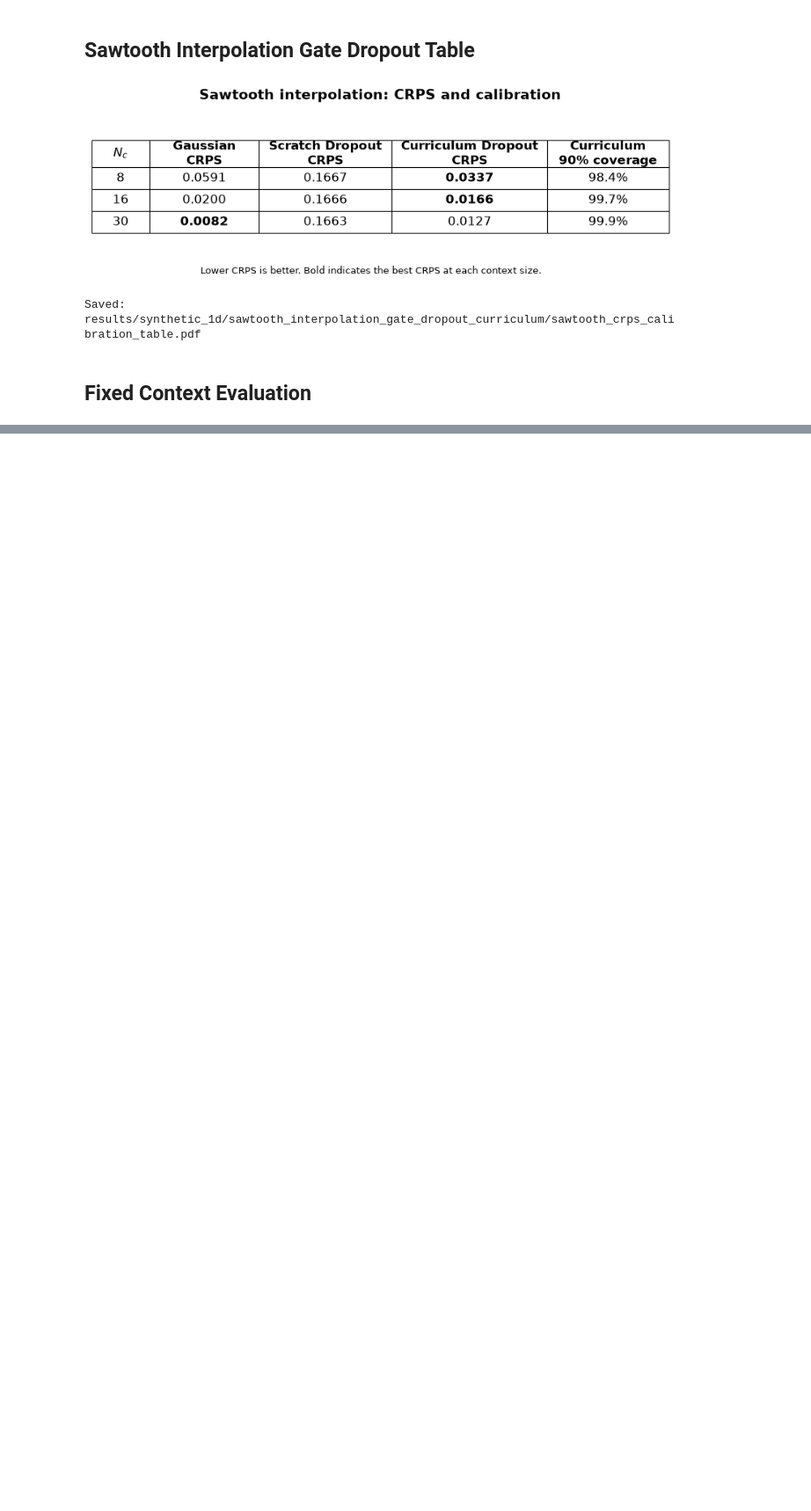
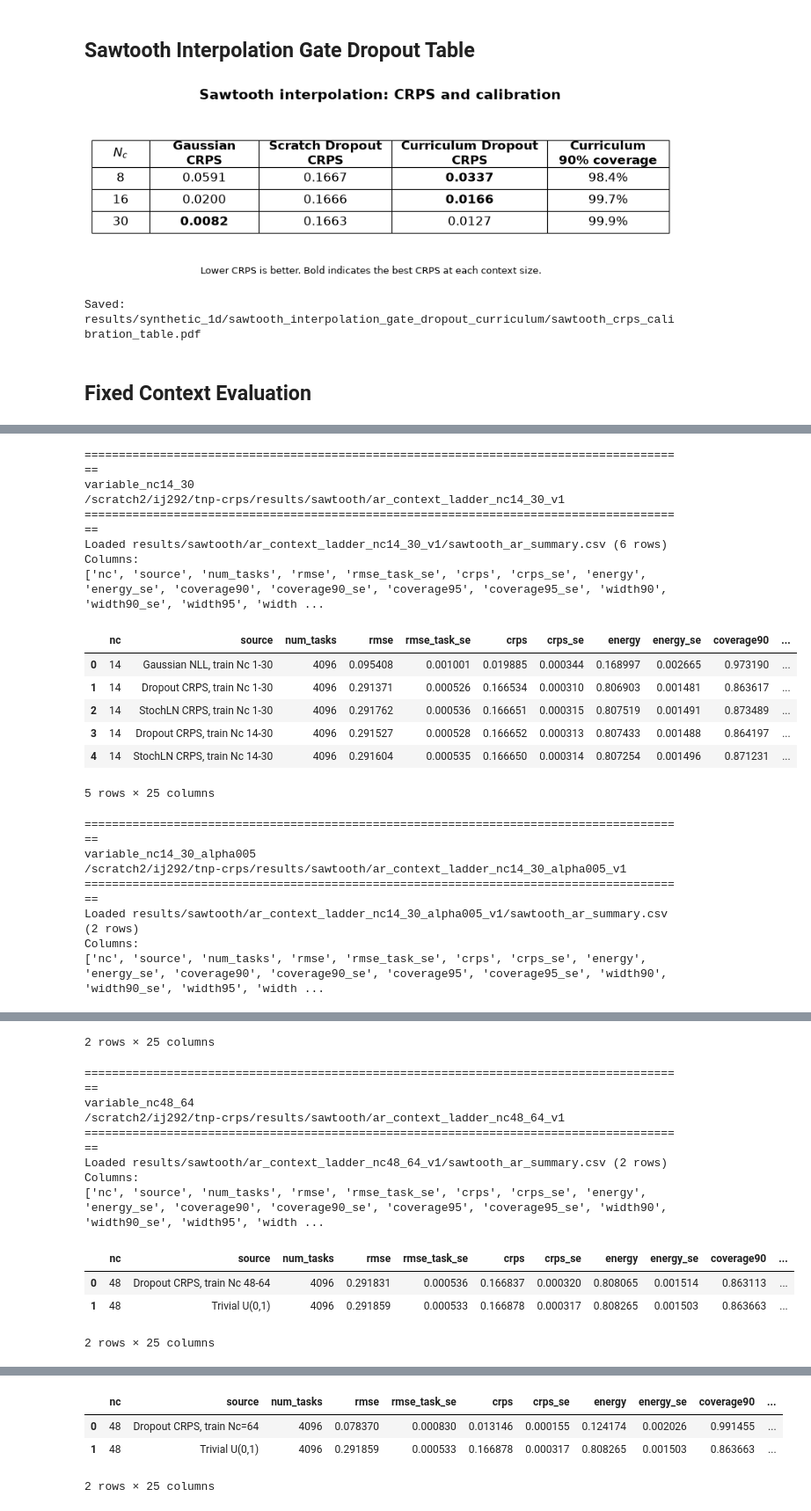
Before and after one commit to ijurk/tnp-crps, a Jupyter notebook: notebooks/sawtooth_evaluation.ipynb, the cells around one changed output, grey strips where cells are left out. Shown at 88% size. Saved outputs shown, nothing was run; the diff lists cells and outputs as text; code cells hidden in the pictures; blank space fills up the shorter version.

Commit message:
Add sawtooth curriculum evaluation workflow

```diff
--- a/notebooks/sawtooth_evaluation.ipynb
+++ b/notebooks/sawtooth_evaluation.ipynb
@@ -176,0 +798,45 @@ display(
+# %%
+loaded_summaries = {}
+
+for experiment_key, specification in EXPERIMENTS.items():
+    folder = specification["folder"]
+
+    print()
+    print("=" * 88)
+    print(experiment_key)
+    print(folder)
+    print("=" * 88)
+
+    if not folder.is_dir():
+        print("MISSING FOLDER")
+        continue
+
+    dataframe = load_experiment_summary(folder)
+    loaded_summaries[experiment_key] = dataframe
+
+    print("Columns:")
+    print(dataframe.columns.tolist())
+
+    display(dataframe.head())
+# %% [output]
+========================================================================================
+variable_nc14_30
+/scratch2/ij292/tnp-crps/results/sawtooth/ar_context_ladder_nc14_30_v1
+========================================================================================
+Loaded results/sawtooth/ar_context_ladder_nc14_30_v1/sawtooth_ar_summary.csv (6 rows)
+Columns:
+['nc', 'source', 'num_tasks', 'rmse', 'rmse_task_se', 'crps', 'crps_se', 'energy', 'energy_se', 'coverage90', 'coverage90_se', 'coverage95', 'coverage95_se', 'width90', 'width90_se', 'width95', 'width ...
+|  | nc | source | num_tasks | rmse | rmse_task_se | crps | crps_se | energy | energy_se | coverage90 | ... |
+| 0 | 14 | Gaussian NLL, train Nc 1-30 | 4096 | 0.095408 | 0.001001 | 0.019885 | 0.000344 | 0.168997 | 0.002665 | 0.973190 | ... |
+| 1 | 14 | Dropout CRPS, train Nc 1-30 | 4096 | 0.291371 | 0.000526 | 0.166534 | 0.000310 | 0.806903 | 0.001481 | 0.863617 | ... |
+| 2 | 14 | StochLN CRPS, train Nc 1-30 | 4096 | 0.291762 | 0.000536 | 0.166651 | 0.000315 | 0.807519 | 0.001491 | 0.873489 | ... |
+| 3 | 14 | Dropout CRPS, train Nc 14-30 | 4096 | 0.291527 | 0.000528 | 0.166652 | 0.000313 | 0.807433 | 0.001488 | 0.864197 | ... |
+| 4 | 14 | StochLN CRPS, train Nc 14-30 | 4096 | 0.291604 | 0.000535 | 0.166650 | 0.000314 | 0.807254 | 0.001496 | 0.871231 | ... |
+5 rows × 25 columns
+========================================================================================
+variable_nc14_30_alpha005
+/scratch2/ij292/tnp-crps/results/sawtooth/ar_context_ladder_nc14_30_alpha005_v1
+========================================================================================
+Loaded results/sawtooth/ar_context_ladder_nc14_30_alpha005_v1/sawtooth_ar_summary.csv (2 rows)
+Columns:
+['nc', 'source', 'num_tasks', 'rmse', 'rmse_task_se', 'crps', 'crps_se', 'energy', 'energy_se', 'coverage90', 'coverage90_se', 'coverage95', 'coverage95_se', 'width90', 'width90_se', 'width95', 'width ...
@@ -176,0 +846,12 @@ display(
+2 rows × 25 columns
+========================================================================================
+variable_nc48_64
+/scratch2/ij292/tnp-crps/results/sawtooth/ar_context_ladder_nc48_64_v1
+========================================================================================
+Loaded results/sawtooth/ar_context_ladder_nc48_64_v1/sawtooth_ar_summary.csv (2 rows)
+Columns:
+['nc', 'source', 'num_tasks', 'rmse', 'rmse_task_se', 'crps', 'crps_se', 'energy', 'energy_se', 'coverage90', 'coverage90_se', 'coverage95', 'coverage95_se', 'width90', 'width90_se', 'width95', 'width ...
+|  | nc | source | num_tasks | rmse | rmse_task_se | crps | crps_se | energy | energy_se | coverage90 | ... |
+| 0 | 48 | Dropout CRPS, train Nc 48-64 | 4096 | 0.291831 | 0.000536 | 0.166837 | 0.000320 | 0.808065 | 0.001514 | 0.863113 | ... |
+| 1 | 48 | Trivial U(0,1) | 4096 | 0.291859 | 0.000533 | 0.166878 | 0.000317 | 0.808265 | 0.001503 | 0.863663 | ... |
+2 rows × 25 columns
@@ -176,0 +865,4 @@ display(
+|  | nc | source | num_tasks | rmse | rmse_task_se | crps | crps_se | energy | energy_se | coverage90 | ... |
+| 0 | 48 | Dropout CRPS, train Nc=64 | 4096 | 0.078370 | 0.000830 | 0.013146 | 0.000155 | 0.124174 | 0.002026 | 0.991455 | ... |
+| 1 | 48 | Trivial U(0,1) | 4096 | 0.291859 | 0.000533 | 0.166878 | 0.000317 | 0.808265 | 0.001503 | 0.863663 | ... |
+2 rows × 25 columns
```
Also changed, not shown: parts of 19 cells of this notebook, 2 other files.
